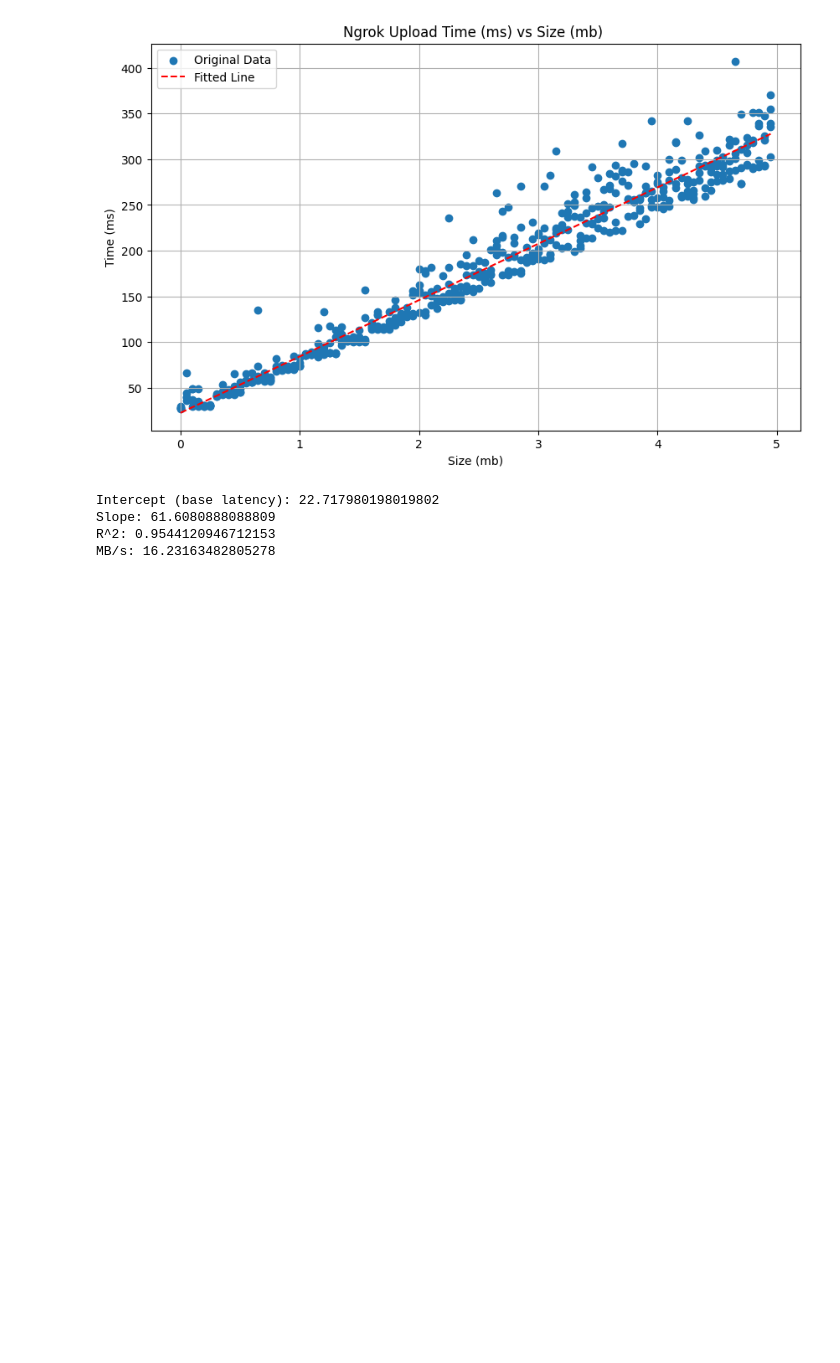
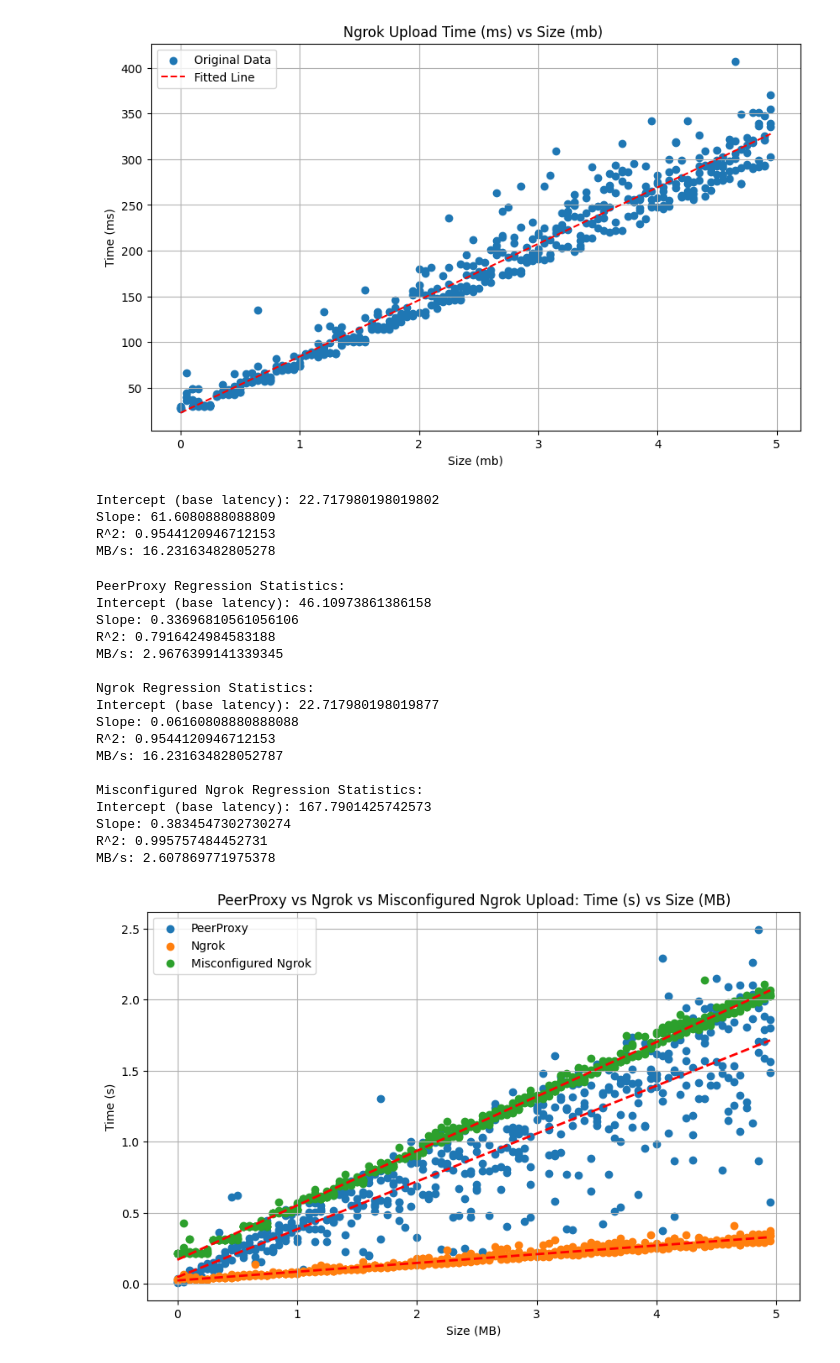
Before and after one commit to Nathanllee1/PeerProxy, a Jupyter notebook: profiling/automatedTesting/throughput.ipynb, the cells around one changed output. Cells and saved outputs as stored; diff of their text form; code cells hidden in the pictures; blank space fills up the shorter version.

```diff
--- a/profiling/automatedTesting/throughput.ipynb
+++ b/profiling/automatedTesting/throughput.ipynb
@@ -162,3 +249,27 @@ Intercept (base latency): 22.717980198019802
 Slope: 61.6080888088809
 R^2: 0.9544120946712153
 MB/s: 16.23163482805278
+# %%
+ngrokSlowUpload = pd.read_csv('results/upload/throughput/ngrokSlowThroughputUp.csv')
+
+# show all upload together
+plot_multiple_dfs([upload, ngrokUpload, ngrokSlowUpload], ['PeerProxy', 'Ngrok', 'Misconfigured Ngrok'], 'PeerProxy vs Ngrok vs Misconfigured Ngrok Upload: Time (s) vs Size (MB)')
+# %% [output]
+PeerProxy Regression Statistics:
+Intercept (base latency): 46.10973861386158
+Slope: 0.33696810561056106
+R^2: 0.7916424984583188
+MB/s: 2.9676399141339345
+
+Ngrok Regression Statistics:
+Intercept (base latency): 22.717980198019877
+Slope: 0.06160808880888088
+R^2: 0.9544120946712153
+MB/s: 16.231634828052787
+
+Misconfigured Ngrok Regression Statistics:
+Intercept (base latency): 167.7901425742573
+Slope: 0.3834547302730274
+R^2: 0.995757484452731
+MB/s: 2.607869771975378
+[figure, added]
```
Also changed, not shown: parts of 5 cells of this notebook, 18 other files.
